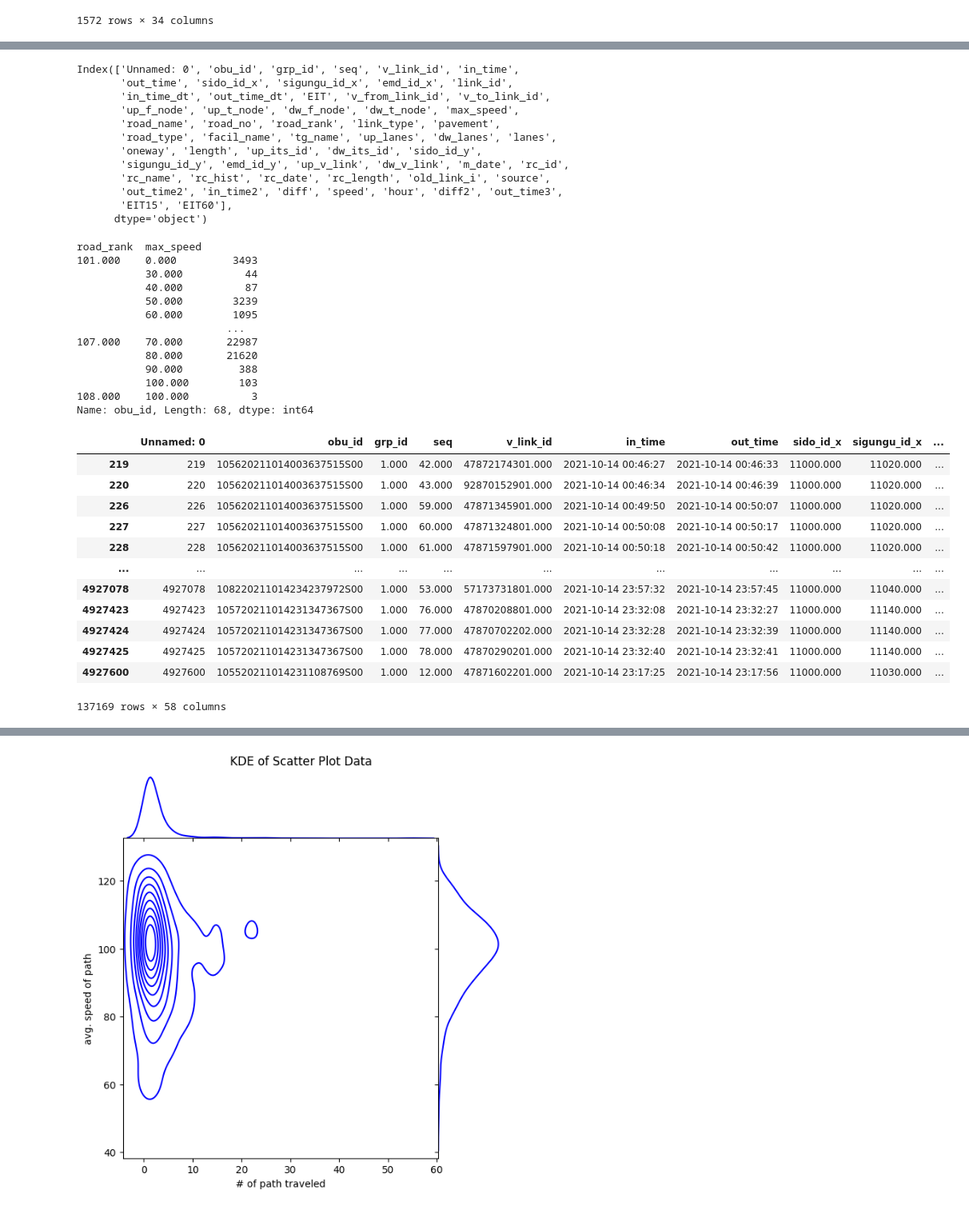
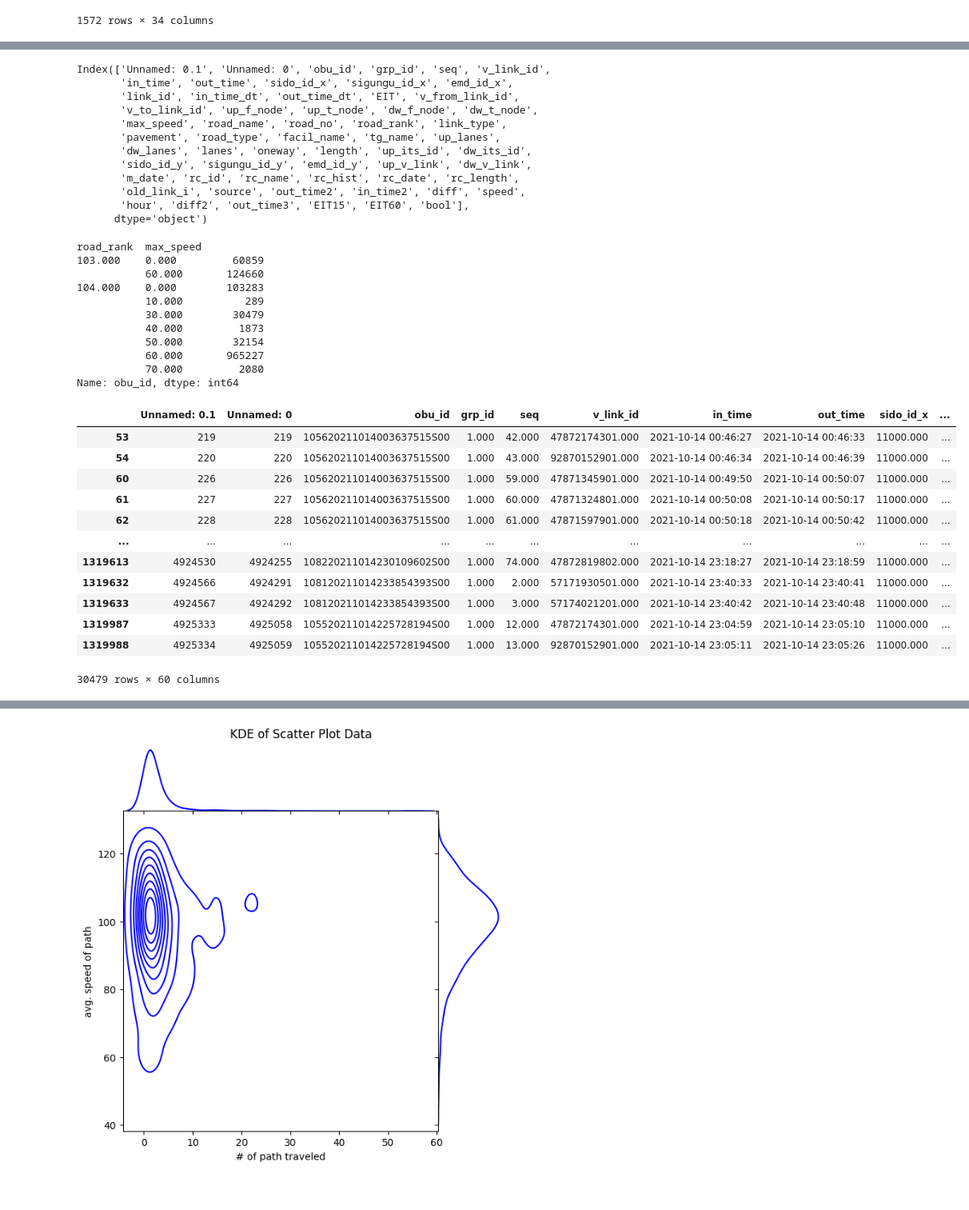
Before and after one commit to hyorim-h/SeoulTraffic, a Jupyter notebook: congestion.ipynb, the cells around one changed output, grey strips where cells are left out. Shown at 80% size. Cells and saved outputs as stored; diff of their text form; code cells hidden in the pictures.

```diff
--- a/congestion.ipynb
+++ b/congestion.ipynb
@@ -1587,6 +1587,6 @@ c.to_csv('aa.csv')
 # %%
 df = pd.read_csv('')
 # %%
-df = pd.read_csv('TM_P1_POLYGON_20211014_hanyang_all_EIT_5_15_60_fromtolink_6leveljoin.csv')
+df = pd.read_csv('TM_P1_POLYGON_20211014_hanyang_only_EIT_5_15_60_fromtolink_6leveljoin.csv')
 df
 # %% [output]
@@ -1606,60 +1606,57 @@ df
 # %%
 df.columns
 # %% [output]
-Index(['Unnamed: 0', 'obu_id', 'grp_id', 'seq', 'v_link_id', 'in_time',
-       'out_time', 'sido_id_x', 'sigungu_id_x', 'emd_id_x', 'link_id',
-       'in_time_dt', 'out_time_dt', 'EIT', 'v_from_link_id', 'v_to_link_id',
-       'up_f_node', 'up_t_node', 'dw_f_node', 'dw_t_node', 'max_speed',
-       'road_name', 'road_no', 'road_rank', 'link_type', 'pavement',
-       'road_type', 'facil_name', 'tg_name', 'up_lanes', 'dw_lanes', 'lanes',
-       'oneway', 'length', 'up_its_id', 'dw_its_id', 'sido_id_y',
-       'sigungu_id_y', 'emd_id_y', 'up_v_link', 'dw_v_link', 'm_date', 'rc_id',
-       'rc_name', 'rc_hist', 'rc_date', 'rc_length', 'old_link_i', 'source',
-       'out_time2', 'in_time2', 'diff', 'speed', 'hour', 'diff2', 'out_time3',
-       'EIT15', 'EIT60'],
+Index(['Unnamed: 0.1', 'Unnamed: 0', 'obu_id', 'grp_id', 'seq', 'v_link_id',
+       'in_time', 'out_time', 'sido_id_x', 'sigungu_id_x', 'emd_id_x',
+       'link_id', 'in_time_dt', 'out_time_dt', 'EIT', 'v_from_link_id',
+       'v_to_link_id', 'up_f_node', 'up_t_node', 'dw_f_node', 'dw_t_node',
+       'max_speed', 'road_name', 'road_no', 'road_rank', 'link_type',
+       'pavement', 'road_type', 'facil_name', 'tg_name', 'up_lanes',
+       'dw_lanes', 'lanes', 'oneway', 'length', 'up_its_id', 'dw_its_id',
+       'sido_id_y', 'sigungu_id_y', 'emd_id_y', 'up_v_link', 'dw_v_link',
+       'm_date', 'rc_id', 'rc_name', 'rc_hist', 'rc_date', 'rc_length',
+       'old_link_i', 'source', 'out_time2', 'in_time2', 'diff', 'speed',
+       'hour', 'diff2', 'out_time3', 'EIT15', 'EIT60', 'bool'],
       dtype='object')
 # %%
-
 df.groupby(['road_rank', 'max_speed'])['obu_id'].count()
 # a.to_csv('roadrank_spdlimit.csv')
 # %% [output]
 road_rank  max_speed
-101.000    0.000         3493
-           30.000          44
-           40.000          87
-           50.000        3239
-           60.000        1095
-                        ...
-107.000    70.000       22987
-           80.000       21620
-           90.000         388
-           100.000        103
-108.000    100.000          3
-Name: obu_id, Length: 68, dtype: int64
+103.000    0.000         60859
+           60.000       124660
+104.000    0.000        103283
+           10.000          289
+           30.000        30479
+           40.000         1873
+           50.000        32154
+           60.000       965227
+           70.000         2080
+Name: obu_id, dtype: int64
 # %%
 df_30 = df[df['max_speed'] == 30]
 df_40 = df[df['max_speed'] == 40]
 df_50 = df[df['max_speed'] == 50]
 df_60 = df[df['max_speed'] == 60]
 df_70 = df[df['max_speed'] == 70]
-df_80 = df[df['max_speed'] == 80]
-df_90 = df[df['max_speed'] == 90]
-df_100 = df[df['max_speed'] == 100]
+# df_80 = df[df['max_speed'] == 80]
+# df_90 = df[df['max_speed'] == 90]
+# df_100 = df[df['max_speed'] == 100]
 df_30
 # %% [output]
-|  | Unnamed: 0 | obu_id | grp_id | seq | v_link_id | in_time | out_time | sido_id_x | sigungu_id_x | ... |
-| 219 | 219 | 105620211014003637515S00 | 1.000 | 42.000 | 47872174301.000 | 2021-10-14 00:46:27 | 2021-10-14 00:46:33 | 11000.000 | 11020.000 | ... |
-| 220 | 220 | 105620211014003637515S00 | 1.000 | 43.000 | 92870152901.000 | 2021-10-14 00:46:34 | 2021-10-14 00:46:39 | 11000.000 | 11020.000 | ... |
-| 226 | 226 | 105620211014003637515S00 | 1.000 | 59.000 | 47871345901.000 | 2021-10-14 00:49:50 | 2021-10-14 00:50:07 | 11000.000 | 11020.000 | ... |
-| 227 | 227 | 105620211014003637515S00 | 1.000 | 60.000 | 47871324801.000 | 2021-10-14 00:50:08 | 2021-10-14 00:50:17 | 11000.000 | 11020.000 | ... |
-| 228 | 228 | 105620211014003637515S00 | 1.000 | 61.000 | 47871597901.000 | 2021-10-14 00:50:18 | 2021-10-14 00:50:42 | 11000.000 | 11020.000 | ... |
+|  | Unnamed: 0.1 | Unnamed: 0 | obu_id | grp_id | seq | v_link_id | in_time | out_time | sido_id_x | ... |
+| 53 | 219 | 219 | 105620211014003637515S00 | 1.000 | 42.000 | 47872174301.000 | 2021-10-14 00:46:27 | 2021-10-14 00:46:33 | 11000.000 | ... |
+| 54 | 220 | 220 | 105620211014003637515S00 | 1.000 | 43.000 | 92870152901.000 | 2021-10-14 00:46:34 | 2021-10-14 00:46:39 | 11000.000 | ... |
+| 60 | 226 | 226 | 105620211014003637515S00 | 1.000 | 59.000 | 47871345901.000 | 2021-10-14 00:49:50 | 2021-10-14 00:50:07 | 11000.000 | ... |
+| 61 | 227 | 227 | 105620211014003637515S00 | 1.000 | 60.000 | 47871324801.000 | 2021-10-14 00:50:08 | 2021-10-14 00:50:17 | 11000.000 | ... |
+| 62 | 228 | 228 | 105620211014003637515S00 | 1.000 | 61.000 | 47871597901.000 | 2021-10-14 00:50:18 | 2021-10-14 00:50:42 | 11000.000 | ... |
 | ... | ... | ... | ... | ... | ... | ... | ... | ... | ... | ... |
-| 4927078 | 4927078 | 108220211014234237972S00 | 1.000 | 53.000 | 57173731801.000 | 2021-10-14 23:57:32 | 2021-10-14 23:57:45 | 11000.000 | 11040.000 | ... |
-| 4927423 | 4927423 | 105720211014231347367S00 | 1.000 | 76.000 | 47870208801.000 | 2021-10-14 23:32:08 | 2021-10-14 23:32:27 | 11000.000 | 11140.000 | ... |
-| 4927424 | 4927424 | 105720211014231347367S00 | 1.000 | 77.000 | 47870702202.000 | 2021-10-14 23:32:28 | 2021-10-14 23:32:39 | 11000.000 | 11140.000 | ... |
-| 4927425 | 4927425 | 105720211014231347367S00 | 1.000 | 78.000 | 47870290201.000 | 2021-10-14 23:32:40 | 2021-10-14 23:32:41 | 11000.000 | 11140.000 | ... |
-| 4927600 | 4927600 | 105520211014231108769S00 | 1.000 | 12.000 | 47871602201.000 | 2021-10-14 23:17:25 | 2021-10-14 23:17:56 | 11000.000 | 11030.000 | ... |
+| 1319613 | 4924530 | 4924255 | 108220211014230109602S00 | 1.000 | 74.000 | 47872819802.000 | 2021-10-14 23:18:27 | 2021-10-14 23:18:59 | 11000.000 | ... |
+| 1319632 | 4924566 | 4924291 | 108120211014233854393S00 | 1.000 | 2.000 | 57171930501.000 | 2021-10-14 23:40:33 | 2021-10-14 23:40:41 | 11000.000 | ... |
+| 1319633 | 4924567 | 4924292 | 108120211014233854393S00 | 1.000 | 3.000 | 57174021201.000 | 2021-10-14 23:40:42 | 2021-10-14 23:40:48 | 11000.000 | ... |
+| 1319987 | 4925333 | 4925058 | 105520211014225728194S00 | 1.000 | 12.000 | 47872174301.000 | 2021-10-14 23:04:59 | 2021-10-14 23:05:10 | 11000.000 | ... |
+| 1319988 | 4925334 | 4925059 | 105520211014225728194S00 | 1.000 | 13.000 | 92870152901.000 | 2021-10-14 23:05:11 | 2021-10-14 23:05:26 | 11000.000 | ... |
-137169 rows × 58 columns
+30479 rows × 60 columns
 # %%
 df_40
 # %% [output]
```
Also changed, not shown: parts of 43 cells of this notebook, 1 other file.
